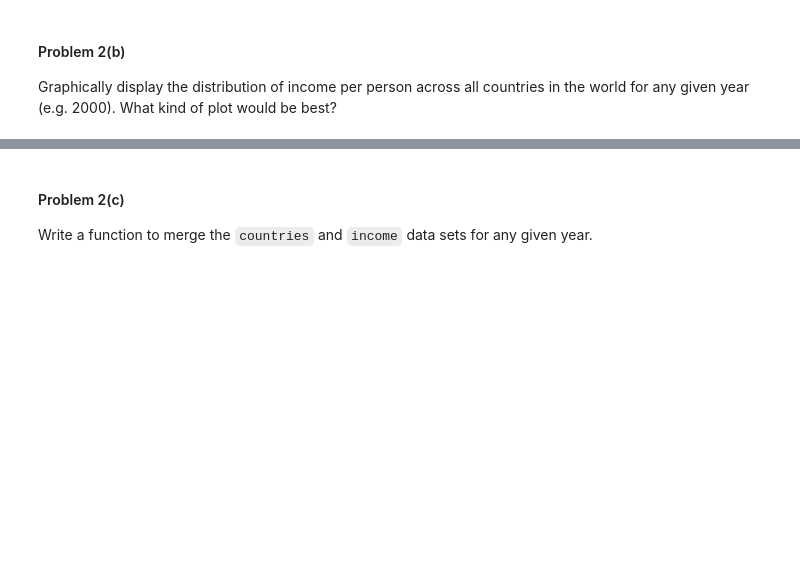
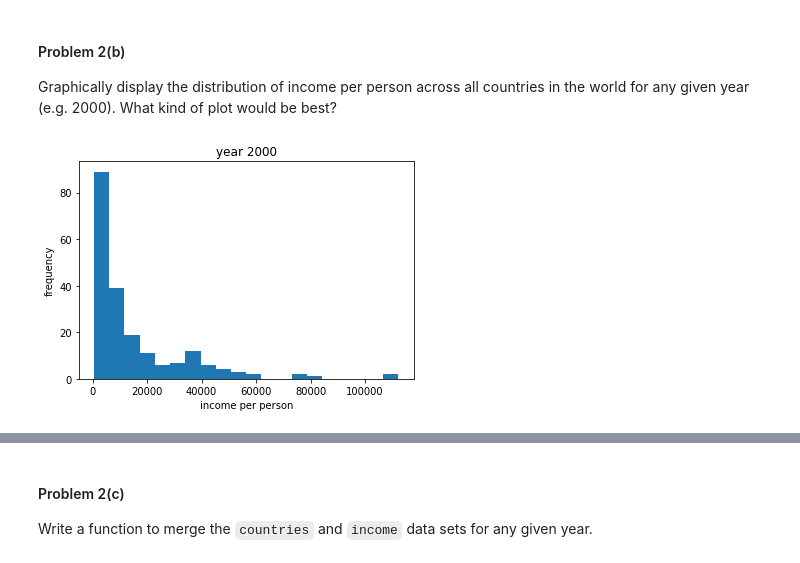
Before and after one commit to Henrywcj/2014_Harvard_CS109_HW, a Jupyter notebook: homework/HW1.ipynb, the cells around one changed output, grey strips where cells are left out. Cells and saved outputs as stored; diff of their text form; code cells hidden in the pictures; blank space fills up the shorter version.

```diff
--- a/homework/HW1.ipynb
+++ b/homework/HW1.ipynb
@@ -199,0 +209,4 @@ Using the [data available on Gapminder](http://www.gapminder.org/data/), load in
+# %%
+#your code here
+income = pd.read_excel("indicator gapminder gdp_per_capita_ppp.xlsx", index_col = 0)
+income.head()
@@ -201,3 +223,5 @@ Using the [data available on Gapminder](http://www.gapminder.org/data/), load in
 Transform the data set to have years as the rows and countries as the columns. Show the head of this data set when it is loaded.
 # %%
 #your code here
+income_transformed = income.T
+income_transformed.head()
@@ -209,0 +240,10 @@ Graphically display the distribution of income per person across all countries i
+# %%
+#your code here
+year = 2000
+plt.hist(income_transformed.loc[year].dropna().values, bins = 20)
+plt.xlabel('income per person')
+plt.ylabel('frequency')
+plt.title('year 2000')
+plt.show()
+# %% [output]
+[figure, added]
```
Also changed, not shown: parts of 19 cells of this notebook.
